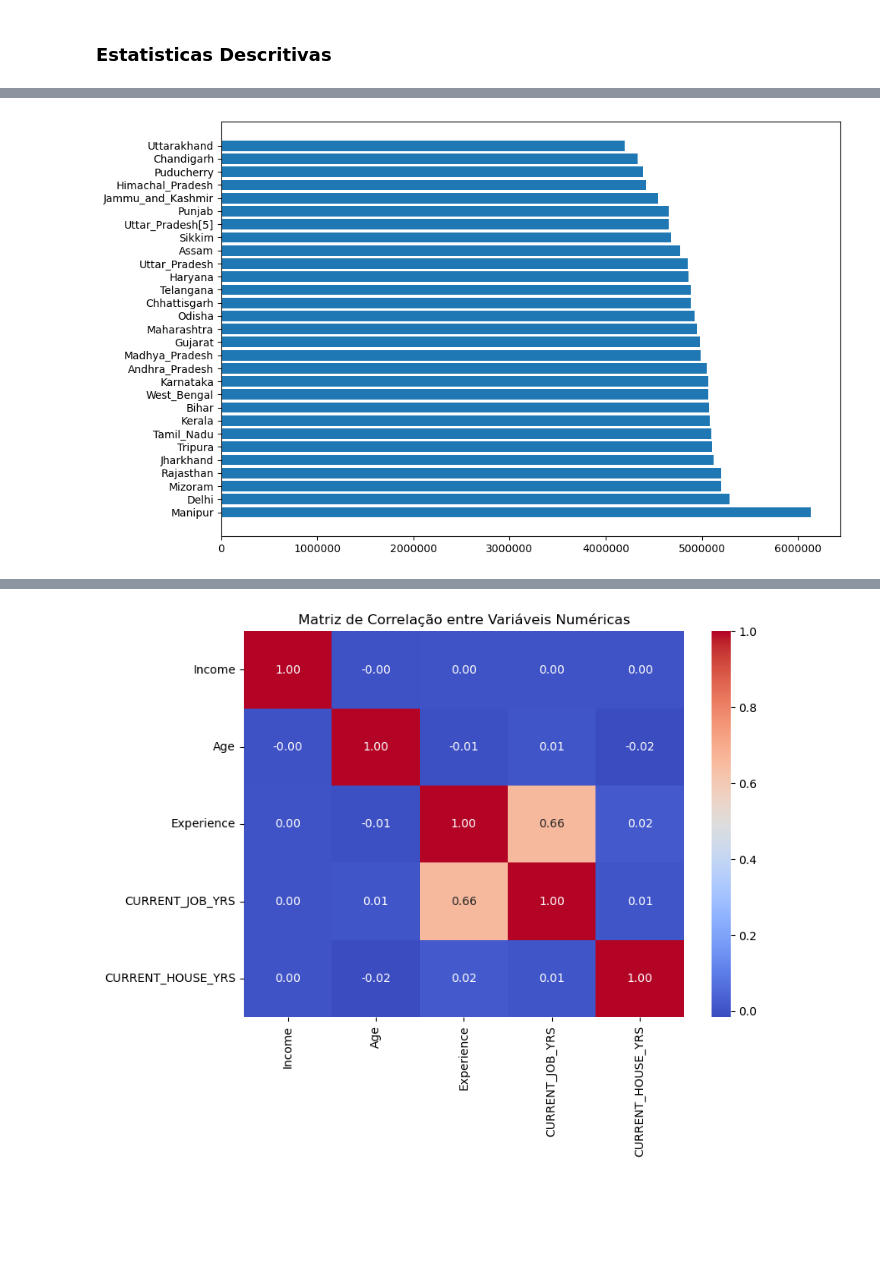
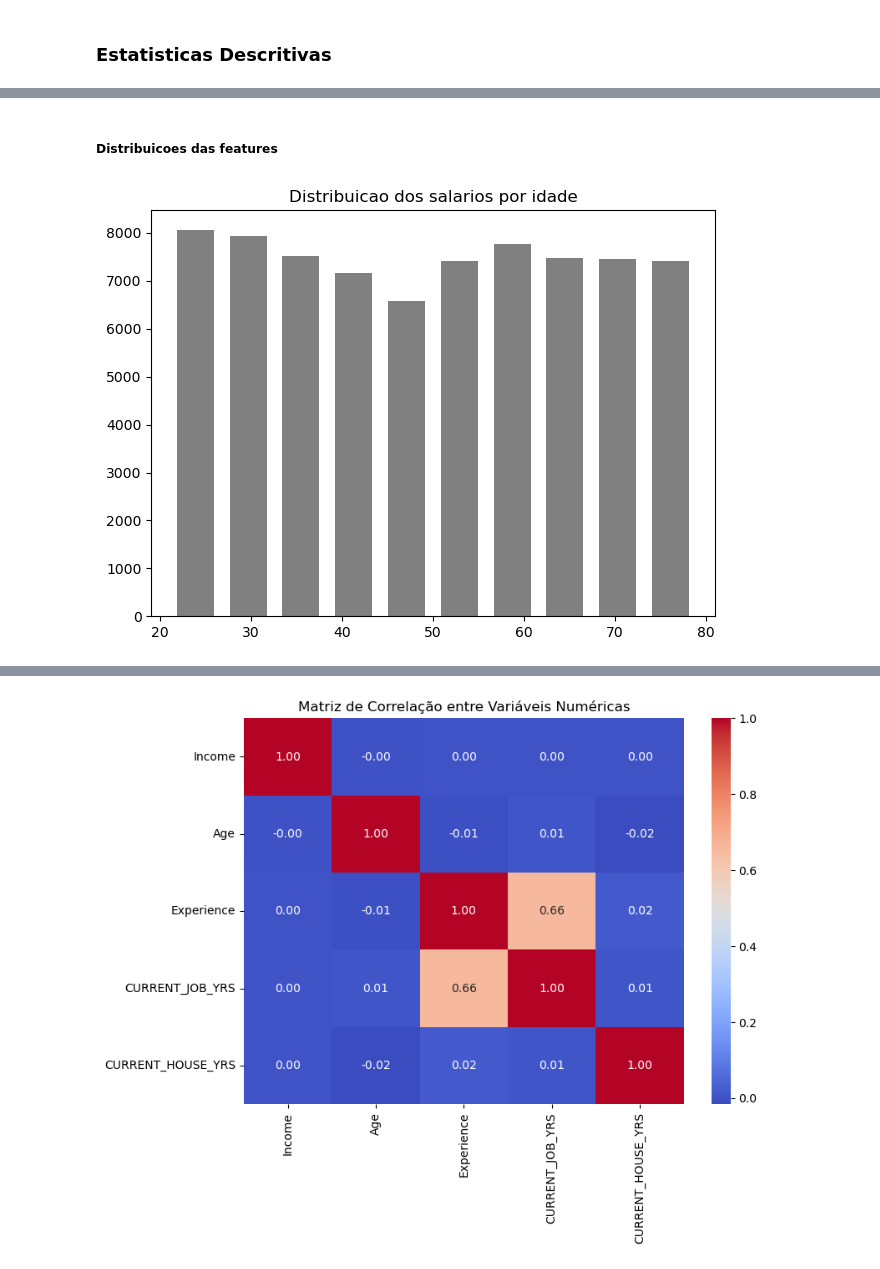
Before and after one commit to LouiseZN/T1_Aprendizado_Supervisionado, a Jupyter notebook: AS_T1_1/aprendizado_supervizionado.ipynb, the cells around one changed output, grey strips where cells are left out. Drawn from its saved outputs; the diff is of its cells as text; code cells hidden in the pictures; blank space fills up the shorter version.

```diff
--- a/AS_T1_1/aprendizado_supervizionado.ipynb
+++ b/AS_T1_1/aprendizado_supervizionado.ipynb
@@ -181,32 +183,12 @@ df_treino[["Income", "Age", "Experience", "CURRENT_JOB_YRS", "CURRENT_HOUSE_YRS"
 | CURRENT_JOB_YRS | 74796.0 | 6.293639e+00 | 3.671066e+00 | 0.0 | 3.0 | 6.0 | 9.0 | 14.0 |
 | CURRENT_HOUSE_YRS | 74796.0 | 1.198913e+01 | 1.399303e+00 | 10.0 | 11.0 | 12.0 | 13.0 | 14.0 |
 | Risk_Flag | 74796.0 | 3.315151e-01 | 4.707609e-01 | 0.0 | 0.0 | 0.0 | 1.0 | 1.0 |
-# %%
-import matplotlib.pyplot as plt
-from matplotlib.ticker import ScalarFormatter, StrMethodFormatter
-
-df = df_treino.copy()
-
-# garantir tipos
-df["Income"] = pd.to_numeric(df["Income"], errors="coerce")
-df["STATE"] = df["STATE"].astype(str)
-
-# tabela agregada
-g = (df.groupby("STATE", as_index=False)["Income"]
-       .mean().round()
-       .rename(columns={"Income":"Income_mean"})
-       .sort_values("Income_mean", ascending=False))
-
-plt.figure(figsize=(10,6))
-
-bars = plt.barh(g["STATE"], g["Income_mean"])
-ax = plt.gca()  # pega o Axes atual
-
-ax.ticklabel_format(style="plain", axis="x")
-
-ax.xaxis.get_offset_text().set_visible(False)
-#ax.bar_label(bars, labels=[f'{v:,.0f}' for v in g["Income_mean"]], padding=3)
-
-plt.tight_layout(); plt.show()
-# %% [output]
-[figure, removed]
+# %% [markdown]
+##### Distribuicoes das features
+# %%
+plt.title("Distribuicao dos salarios por idade")
+plt.hist( df_treino["Age"], bins=10, color='grey', rwidth= 0.7, label=None, stacked=False, data=None)
+plt.tight_layout()
+plt.show()
+# %% [output]
+[figure, added]
```
Also changed, not shown: parts of 9 cells of this notebook.
